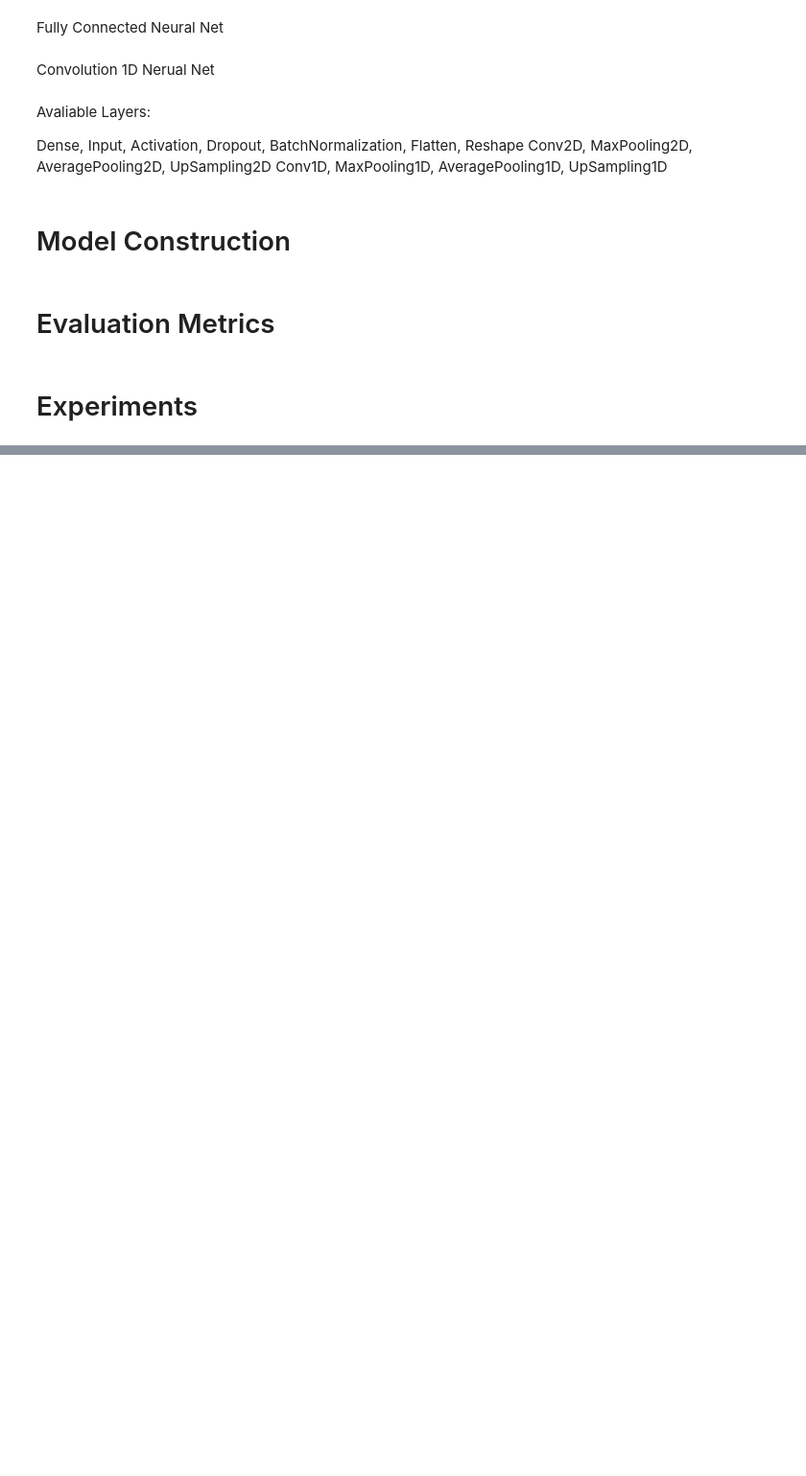
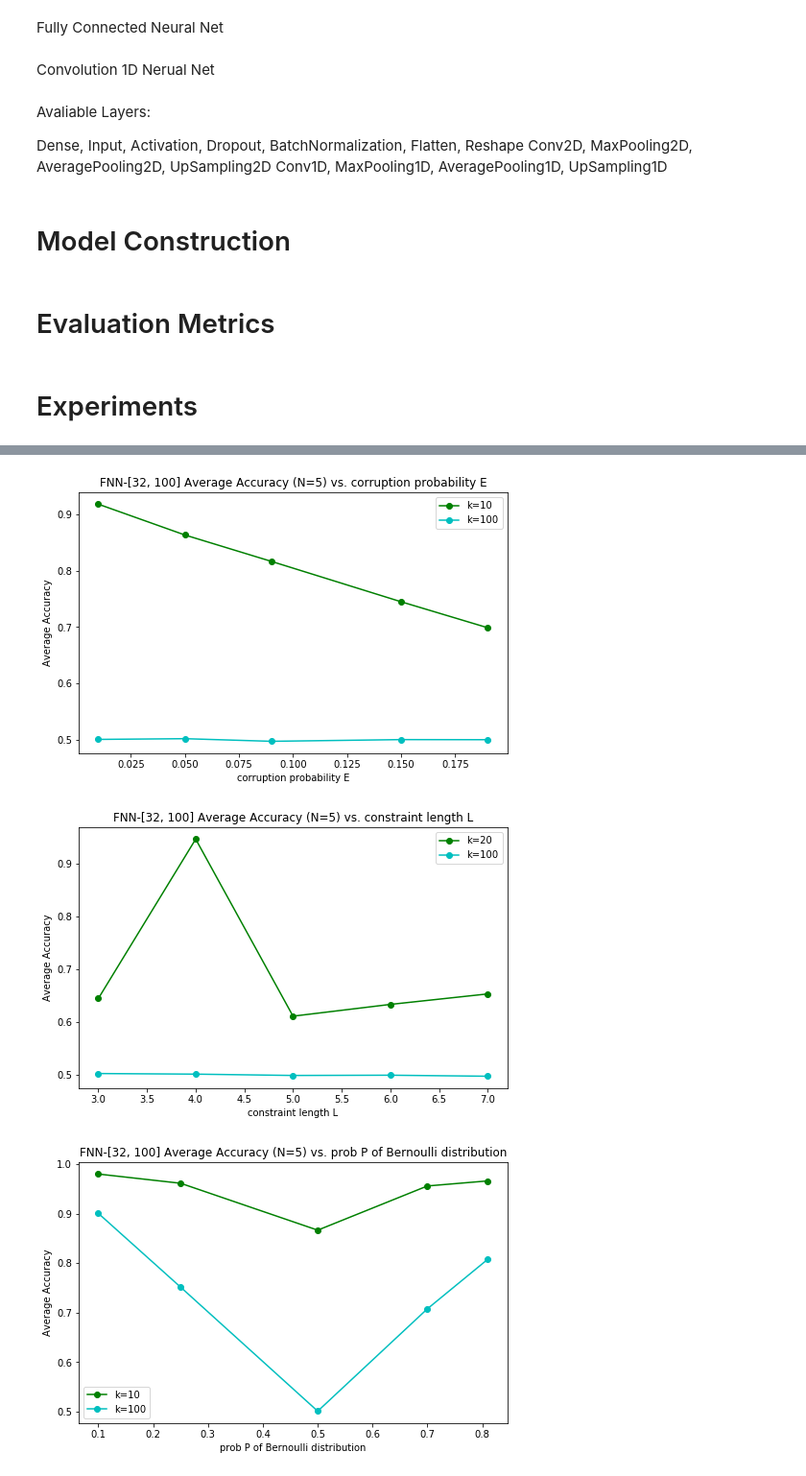
Before and after one commit to Gan-Tu/radioML, a Jupyter notebook: notebooks/ecc-v3.ipynb, the cells around one changed output, grey strips where cells are left out. Shown at 96% size. Saved outputs shown, nothing was run; the diff lists cells and outputs as text; code cells hidden in the pictures; blank space fills up the shorter version.

Commit message:
add some results for ecc-v3

```diff
--- a/notebooks/ecc-v3.ipynb
+++ b/notebooks/ecc-v3.ipynb
@@ -180,0 +458,2 @@ plt.plot(plt_range, accuracies, "g-")
+# %%
+all_exp_data = load_pkl("../data/dataset_03_all_datasets_n2000.pkl")
@@ -180,0 +462,14 @@ plt.plot(plt_range, accuracies, "g-")
+# %%
+fnn_param = {
+    "batch_size": 32,
+    "epoch": 30,
+    "verbose": 0,
+    "validation_ratio": 0.2,
+    "activation": "relu",
+    "l2_strength": 0.001,
+    "learing_rate": 0.01,
+    "optimizer": "adam",
+    "metrics": ["accuracy"],
+    "loss_fn": "binary_crossentropy"
+}
+fnn_architecture = [32,100]
@@ -180,0 +478,15 @@ plt.plot(plt_range, accuracies, "g-")
+# %%
+title_str = "FNN-{0} Average Accuracy (N={1}) vs. {2}"
+fnn_str = str(fnn_architecture)
+average_N = 5
+# %%
+all_experiment_results = dict()
+
+for var in "elp":
+    var_res = conduct_experiment(experiment_type=var,
+                                 verbose=True,
+                                 data_source=all_exp_data,
+                                 architecture=fnn_architecture,
+                                 param=fnn_param,
+                                 average_N=average_N)
+    all_experiment_results[var] = var_res
@@ -180,0 +511,11 @@ plt.plot(plt_range, accuracies, "g-")
+# %%
+for var in "elp":
+    graph_experiment_accuracy(all_experiment_results[var],
+                              isK=False,
+                              title=title_str.format(fnn_str, average_N, variable_desc[var]),
+                              xlabel=variable_desc[var],
+                              ylabel="Average Accuracy")
+# %% [output]
+[figure, added]
+[figure, added]
+[figure, added]
```
Also changed, not shown: parts of 35 cells of this notebook, 5 other files.
